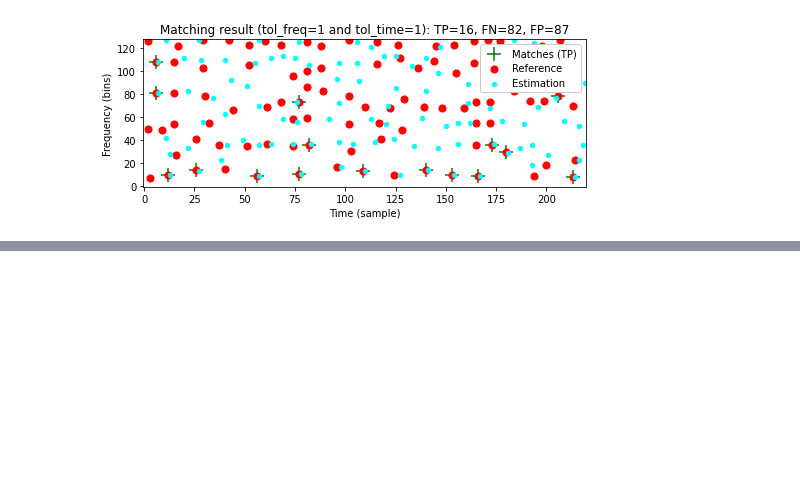
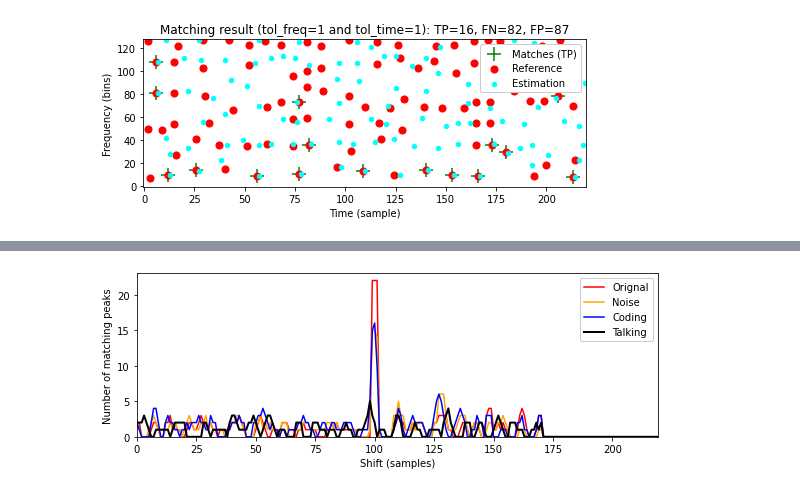
Before and after one commit to jo-cho/mir_kr, a Jupyter notebook: Notebooks/8. Content-Based Audio Retrieval/8.2.Audio_Identification.ipynb, the cells around one changed output, grey strips where cells are left out. Cells and saved outputs as stored; diff of their text form; code cells hidden in the pictures; blank space fills up the shorter version.

```diff
--- a/Notebooks/8. Content-Based Audio Retrieval/8.2.Audio_Identification.ipynb
+++ b/Notebooks/8. Content-Based Audio Retrieval/8.2.Audio_Identification.ipynb
@@ -450,0 +522,33 @@ We continue with our Beatles example using `Original` as $\mathcal{D}$ and the s
+# %%
+def compute_Delta(fn_wav_D, fn_wav_Q, seg_start=100, seg_end=150, dist_freq=11,
+                  dist_time=5, tol_freq=1, tol_time=1):
+    Y_D = compute_spectrogram(fn_wav_D)
+    Cmap_D = compute_constellation_map(Y_D, dist_freq=dist_freq, dist_time=dist_time)
+    Y_Q = compute_spectrogram(fn_wav_Q)
+    Y_Q = Y_Q[:, seg_start:seg_end]
+    Cmap_Q = compute_constellation_map(Y_Q, dist_freq=dist_freq, dist_time=dist_time)
+    Delta, shift_max = compute_matching_function(Cmap_D, Cmap_Q,
+                                                 tol_freq=tol_freq, tol_time=tol_time)
+    return Delta, shift_max
+
+fn_wav_Q = path_data+wav_dict['Original']
+Delta_0, shift_max_0 = compute_Delta(fn_wav_D, fn_wav_Q)
+fn_wav_Q = path_data+wav_dict['Noise']
+Delta_1, shift_max_1 = compute_Delta(fn_wav_D, fn_wav_Q)
+fn_wav_Q = path_data+wav_dict['Coding']
+Delta_2, shift_max_2 = compute_Delta(fn_wav_D, fn_wav_Q)
+fn_wav_Q = path_data+wav_dict['Talking']
+Delta_3, shift_max_3 = compute_Delta(fn_wav_D, fn_wav_Q)
+
+y_max = Delta_0[shift_max_0] + 1
+fig, ax, line = plot_signal(Delta_0, ylim=[0, y_max], color='r',
+                                     xlabel='Shift (samples)',
+                                     ylabel='Number of matching peaks',
+                                     figsize=(8, 3))
+ax.plot(Delta_1, color='orange')
+ax.plot(Delta_2, color='b')
+ax.plot(Delta_3, color='k', linewidth='2')
+plt.legend(['Orignal', 'Noise', 'Coding', 'Talking'], loc='upper right', framealpha=1)
+plt.show()
+# %% [output]
+[figure, added]
```
Also changed, not shown: parts of 24 cells of this notebook.
